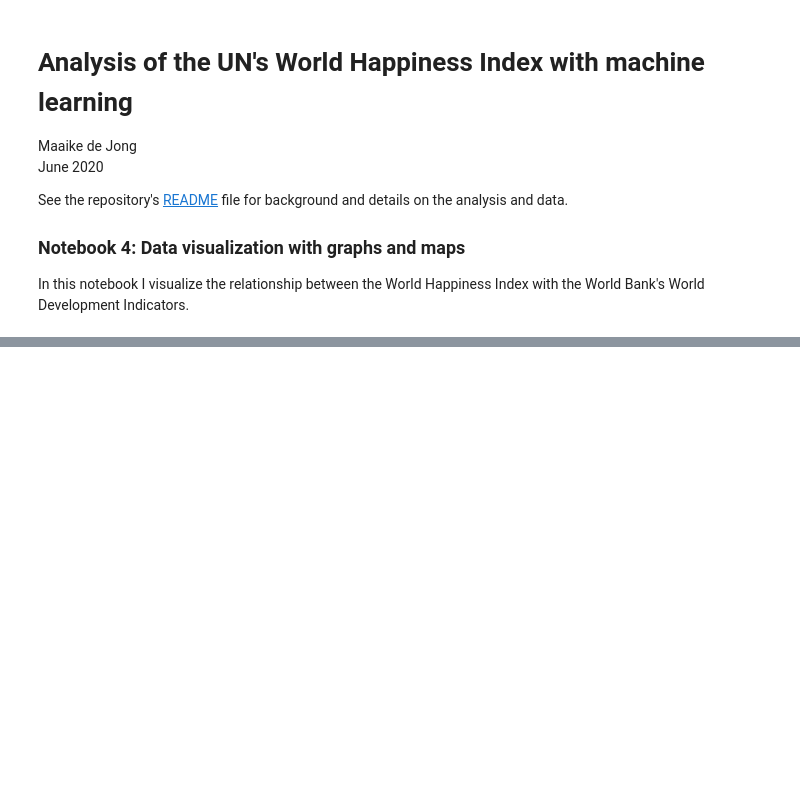
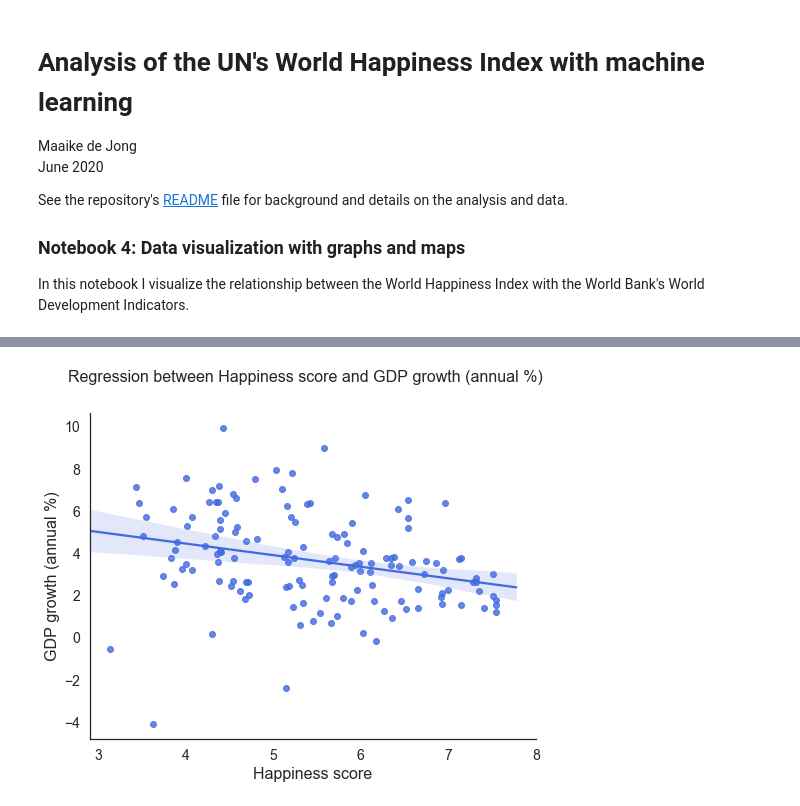
Before and after one commit to maaikedj/happiness-machine-learning, a Jupyter notebook: analysis/Happiness_notebook4_maps_graphs.ipynb, the cells around one changed output, grey strips where cells are left out. Cells and saved outputs as stored; diff of their text form; code cells hidden in the pictures; blank space fills up the shorter version.

```diff
--- a/analysis/Happiness_notebook4_maps_graphs.ipynb
+++ b/analysis/Happiness_notebook4_maps_graphs.ipynb
@@ -130,0 +74,4 @@ sns.despine()
+# %%
+regplot(df, 'GDP growth (annual %)')
+# %% [output]
+[figure, added]
```
Also changed, not shown: parts of 33 cells of this notebook.
